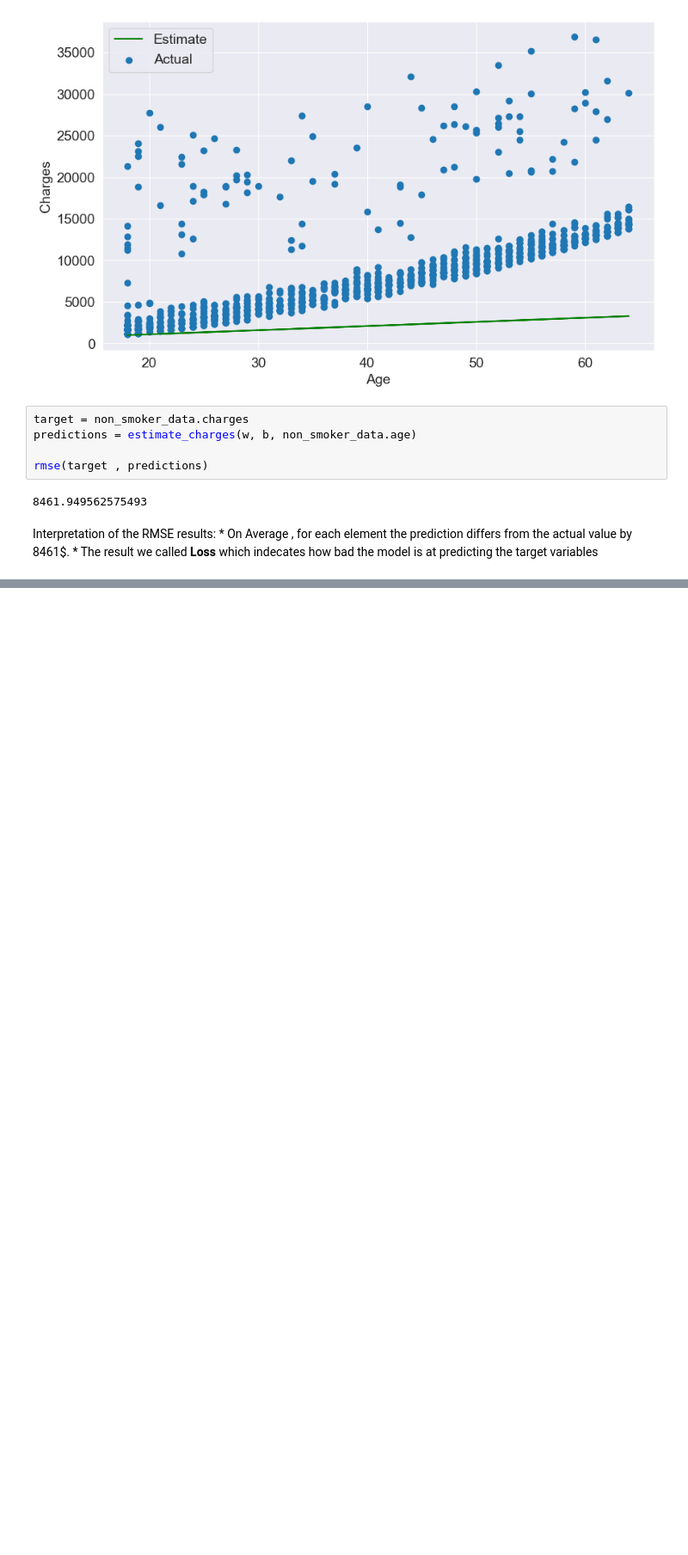
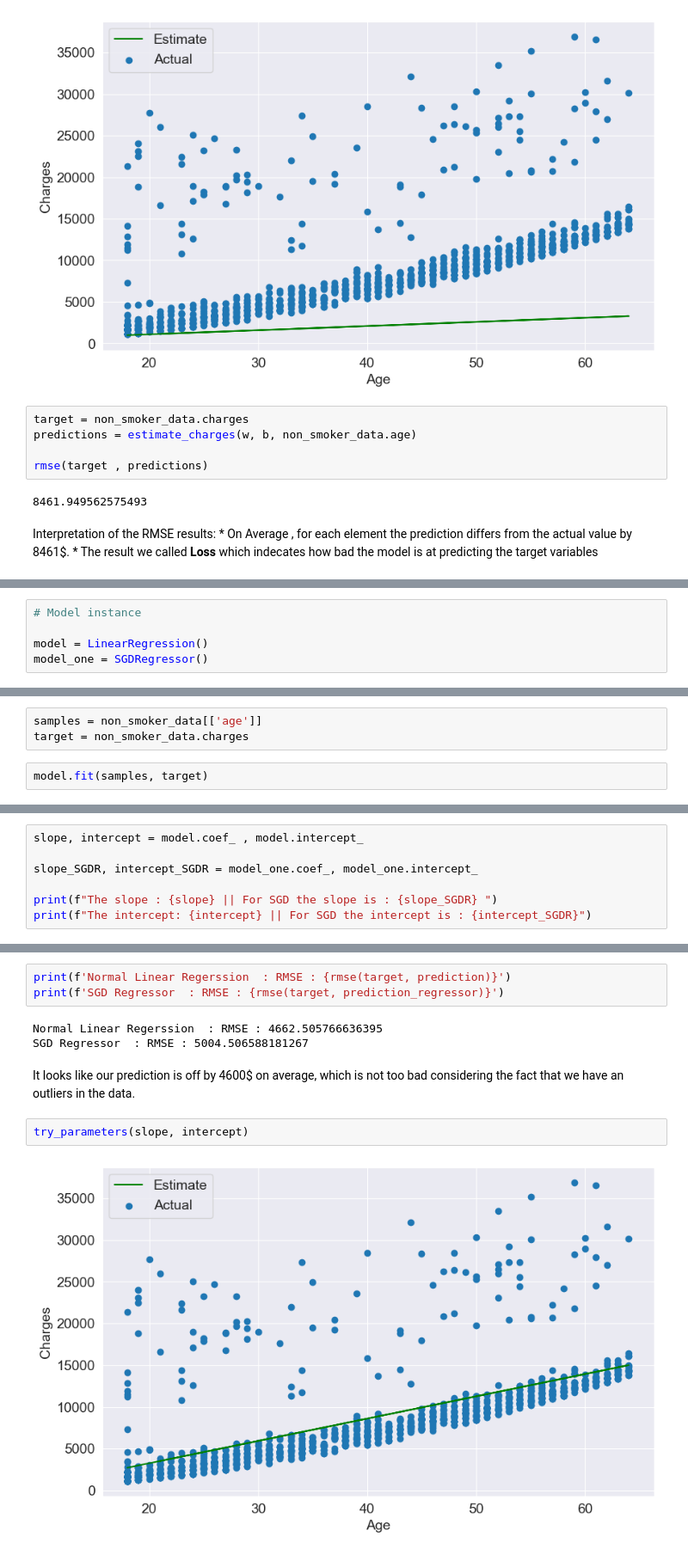
Before and after one commit to IAchaos/Hands-On-ML-Frameworks, a Jupyter notebook: Scikit_Learn/Medical_Expenses_Prediction.ipynb, the cells around one changed output, grey strips where cells are left out. Shown at 86% size. Saved outputs shown, nothing was run; the diff lists cells and outputs as text; blank space fills up the shorter version.

Commit message:
complete Linear Regression with one feature

```diff
--- a/Scikit_Learn/Medical_Expenses_Prediction.ipynb
+++ b/Scikit_Learn/Medical_Expenses_Prediction.ipynb
@@ -381,0 +397,5 @@ Interpretation of the RMSE results:
+# %%
+# Model instance
+
+model = LinearRegression()
+model_one = SGDRegressor()
@@ -381,0 +444,5 @@ Interpretation of the RMSE results:
+# %%
+samples = non_smoker_data[['age']]
+target = non_smoker_data.charges
+# %%
+model.fit(samples, target)
@@ -381,0 +455,7 @@ Interpretation of the RMSE results:
+# %%
+slope, intercept = model.coef_ , model.intercept_
+
+slope_SGDR, intercept_SGDR = model_one.coef_, model_one.intercept_
+
+print(f"The slope : {slope} || For SGD the slope is : {slope_SGDR} ")
+print(f"The intercept: {intercept} || For SGD the intercept is : {intercept_SGDR}")
@@ -381,0 +479,12 @@ Interpretation of the RMSE results:
+# %%
+print(f'Normal Linear Regerssion  : RMSE : {rmse(target, prediction)}')
+print(f'SGD Regressor  : RMSE : {rmse(target, prediction_regressor)}')
+# %% [output]
+Normal Linear Regerssion  : RMSE : 4662.505766636395
+SGD Regressor  : RMSE : 5004.506588181267
+# %% [markdown]
+It looks like our prediction is off by 4600$ on average, which is not too bad  considering the fact that we have an outliers in the data.
+# %%
+try_parameters(slope, intercept)
+# %% [output]
+[figure, added]
```
Also changed, not shown: parts of 15 cells of this notebook.
